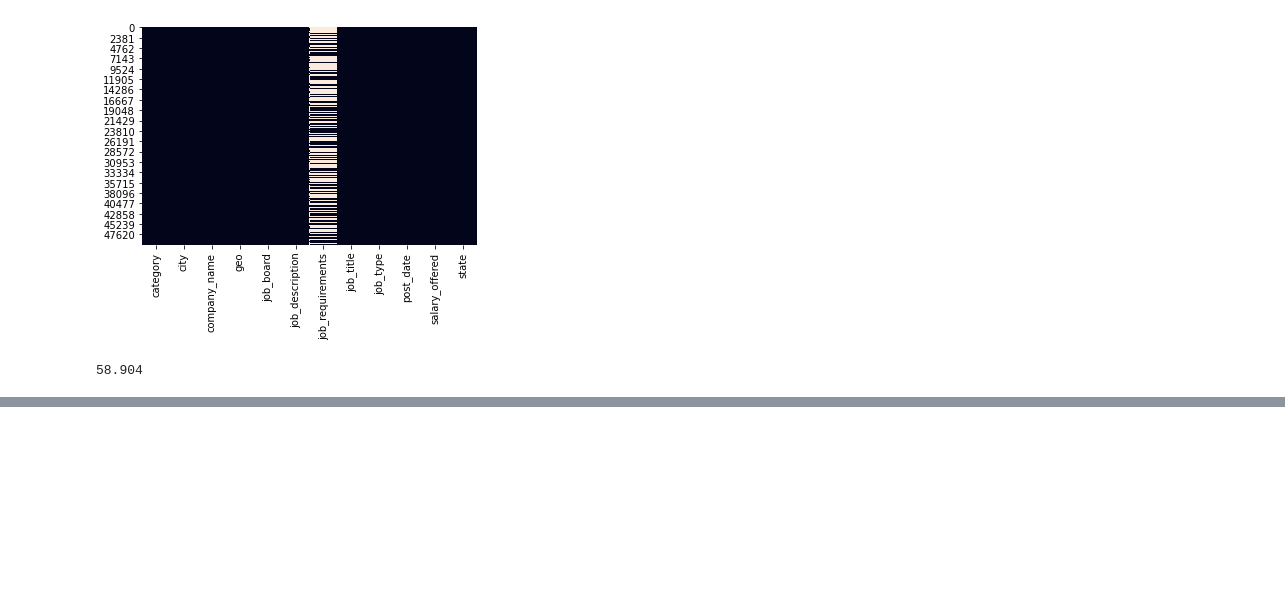
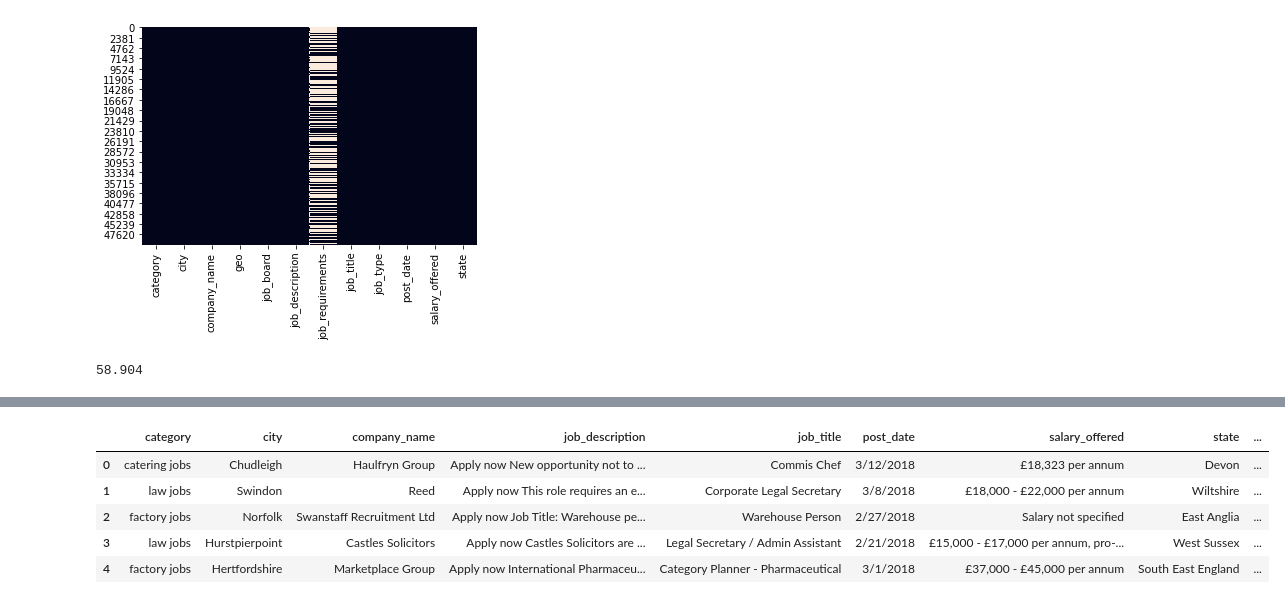
Before and after one commit to dexterneutron/TorreDSProject, a Jupyter notebook: TorreDSProject.ipynb, the cells around one changed output, grey strips where cells are left out. Saved outputs shown, nothing was run; the diff lists cells and outputs as text; code cells hidden in the pictures; blank space fills up the shorter version.

```diff
--- a/TorreDSProject.ipynb
+++ b/TorreDSProject.ipynb
@@ -76,0 +92,9 @@ data.head()
+# %%
+data.head()
+# %% [output]
+|  | category | city | company_name | job_description | job_title | post_date | salary_offered | state | ... |
+| 0 | catering jobs | Chudleigh | Haulfryn Group | Apply now New opportunity not to ... | Commis Chef | 3/12/2018 | £18,323 per annum | Devon | ... |
+| 1 | law jobs | Swindon | Reed | Apply now This role requires an e... | Corporate Legal Secretary | 3/8/2018 | £18,000 - £22,000 per annum | Wiltshire | ... |
+| 2 | factory jobs | Norfolk | Swanstaff Recruitment Ltd | Apply now Job Title: Warehouse pe... | Warehouse Person | 2/27/2018 | Salary not specified | East Anglia | ... |
+| 3 | law jobs | Hurstpierpoint | Castles Solicitors | Apply now Castles Solicitors are ... | Legal Secretary / Admin Assistant | 2/21/2018 | £15,000 - £17,000 per annum, pro-... | West Sussex | ... |
+| 4 | factory jobs | Hertfordshire | Marketplace Group | Apply now International Pharmaceu... | Category Planner - Pharmaceutical | 3/1/2018 | £37,000 - £45,000 per annum | South East England | ... |
```
Also changed, not shown: parts of 11 cells of this notebook.
